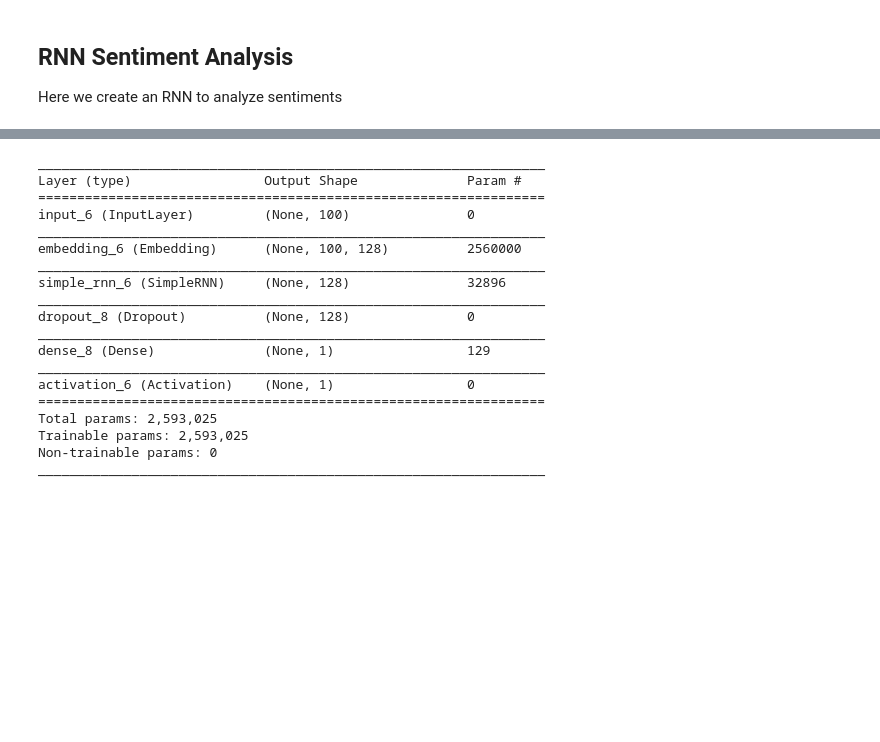
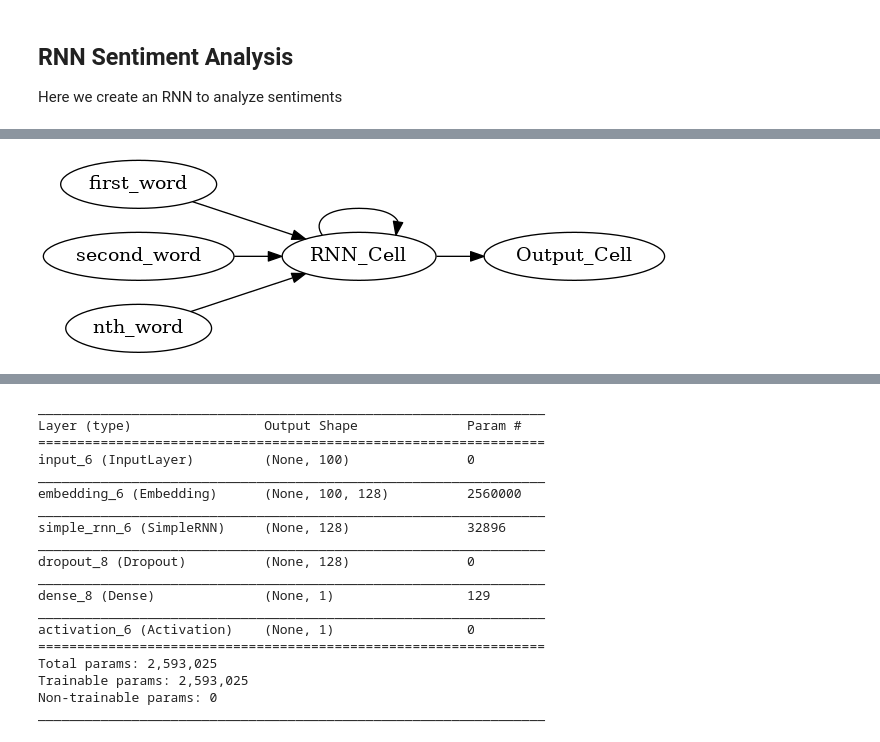
Before and after one commit to aniquetahir/Colaboratory, a Jupyter notebook: SentimentAnalysis.ipynb, the cells around one changed output, grey strips where cells are left out. Saved outputs shown, nothing was run; the diff lists cells and outputs as text; code cells hidden in the pictures; blank space fills up the shorter version.

```diff
--- a/SentimentAnalysis.ipynb
+++ b/SentimentAnalysis.ipynb
@@ -86,0 +111,12 @@ Here we create an RNN to analyze sentiments
+# %%
+%%dot
+digraph G {
+    rankdir=LR;
+    first_word -> RNN_Cell;
+    second_word -> RNN_Cell;
+    nth_word -> RNN_Cell;
+    RNN_Cell -> RNN_Cell;
+    RNN_Cell -> Output_Cell;
+}
+# %% [output]
+[figure, added]
```
Also changed, not shown: parts of 16 cells of this notebook.
